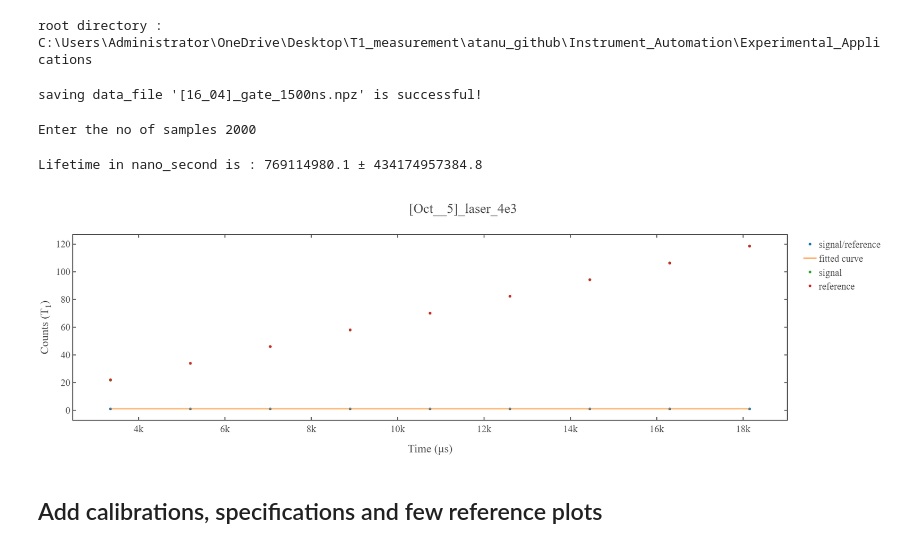
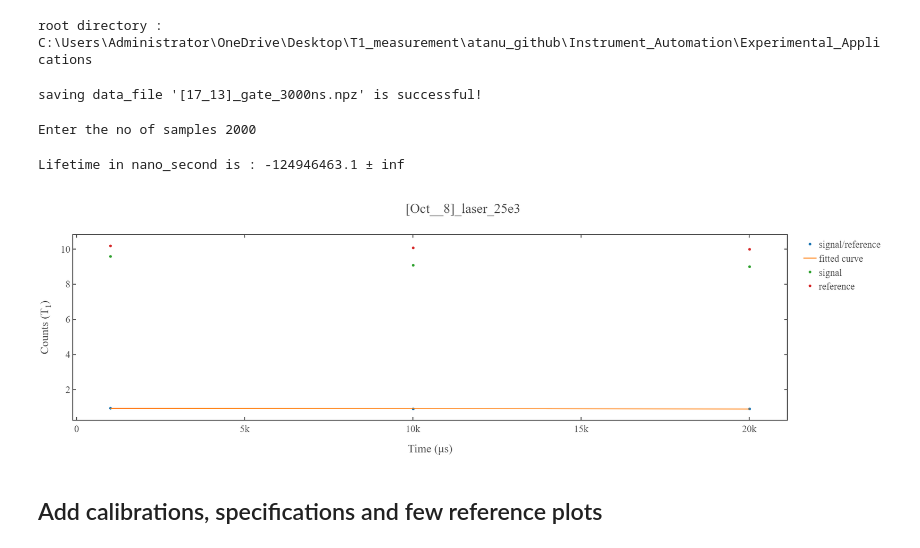
Before and after one commit to ghoshatanu857/Instrument_Automation, a Jupyter notebook: Experimental_Applications/T1_optimization.ipynb, the cells around one changed output. Saved outputs shown, nothing was run; the diff lists cells and outputs as text; code cells hidden in the pictures.

```diff
--- a/Experimental_Applications/T1_optimization.ipynb
+++ b/Experimental_Applications/T1_optimization.ipynb
@@ -51,2 +51,2 @@ specs_t1_new = {'rising_delay' : 20,'gatelen' : 2e3, 'laserontime' : 10e3,'delay
 # %%
-total_specs = merge(specs_ports,specs_snr_new)
+total_specs = merge(specs_ports,specs_t1_simple)
@@ -55,4 +59,4 @@ total_specs = merge(specs_ports,specs_snr_new)
 # %%
-avg_data,time_axis = measure(pulser,DAQ_device,device_name,exp_name = 'snr_new',
-                   samples=2000,averages=15,specifications=total_specs)
+avg_data,time_axis = measure(pulser,DAQ_device,device_name,exp_name = 't1_simple',
+                   samples=2000,averages=5,specifications=total_specs)
 # %% [output]
@@ -195,19 +107,19 @@ year = time.ctime()[-4:]
 date = time.ctime()[4:10].replace(' ','_')
 current_time = time.ctime()[-13:-8].replace(':','_')
 
-folder_path = root_directory+f'/exp_data/{year}/{date}/microdiamonds/snr_new/525nm/optimization/avgs_15/samples_2000/laser_20e3/'
-file_name = f'[{current_time}]_gate_1500ns.npz'
+folder_path = root_directory+f'/exp_data/{year}/{date}/microdiamonds/t1_simple/525nm/with_Gd_FeUCP/0.1M_15%/avgs_5/samples_2000/laser_1000e3/'
+file_name = f'[{current_time}]_gate_3000ns.npz'
 
 total_path = npz_save(folder_path,file_name,**dict_args)
 # %% [output]
-saving data_file '[16_04]_gate_1500ns.npz' is successful!
+saving data_file '[17_13]_gate_3000ns.npz' is successful!
 # %%
 load_data = dict(np.load(total_path))
 # %%
 samples=int(input('Enter the no of samples'))
 
-# time_axis,signal_photon,reference_samples,signal_samples = data_to_time_signal(load_data,samples,first='signal')
-time_axis,signal_photon,reference_samples,signal_samples = data_to_time_signal(load_data,samples,first='reference')
+time_axis,signal_photon,reference_samples,signal_samples = data_to_time_signal(load_data,samples,first='signal')
+# time_axis,signal_photon,reference_samples,signal_samples = data_to_time_signal(load_data,samples,first='reference')
 # %% [output]
 Enter the no of samples 2000
 # %%
@@ -221,18 +133,20 @@ Enter the no of samples 2000
 # %%
 x=time_axis[1:]
 y=signal_photon[1:]
+# y=signal_photon[1:]
+# y=np.concatenate(([0.93], signal_photon[1:]))
 
-x_fit,y_fit,coefficient,error_bars = fit_func(x,y,fit_range=False,func='exp',guess_params=np.array([0.7,0.9,0.5e6]))
+x_fit,y_fit,coefficient,error_bars = fit_func(x,y,fit_range=False,func='exp',guess_params=np.array([0.7,1,0.5e6]))
 
 fig1 = simple_plot(x,y,show=False,x_name = "Time (&mu;s)",y_name = "Counts (T<sub>1</sub>)",mode='markers',title=f'{date}',curve_name='signal/reference')
 fig2 = simple_plot(x_fit,y_fit,show=False,x_name = "Time (&mu;s)",y_name = "Counts (T<sub>1</sub>)",mode='lines',title=f'{date}',curve_name='fitted curve')
 fig3 = simple_plot(x,signal_samples[1:],show=False,x_name = "Time (&mu;s)",y_name = "Counts (T<sub>1</sub>)",mode='markers',title=f'{date}',curve_name='signal')
 fig4 = simple_plot(x,reference_samples[1:],show=False,x_name = "Time (&mu;s)",y_name = "Counts (T<sub>1</sub>)",mode='markers',title=f'{date}',curve_name='reference')
 
 
-add_figures([fig1,fig2,fig3,fig4],show=True,x_name = "Time (&mu;s)",y_name = "Counts (T<sub>1</sub>)",title=f'[{date}]_laser_4e3')
+add_figures([fig1,fig2,fig3,fig4],show=True,x_name = "Time (&mu;s)",y_name = "Counts (T<sub>1</sub>)",title=f'[{date}]_laser_25e3')
 # %% [output]
-Lifetime in nano_second is : 769114980.1 ± 434174957384.8
+Lifetime in nano_second is : -124946463.1 ± inf
-[figure, old version]
+[figure, new version]
 # %% [markdown]
 ## Add calibrations, specifications and few reference plots
```
Also changed, not shown: parts of 7 cells of this notebook, 41 other files.
